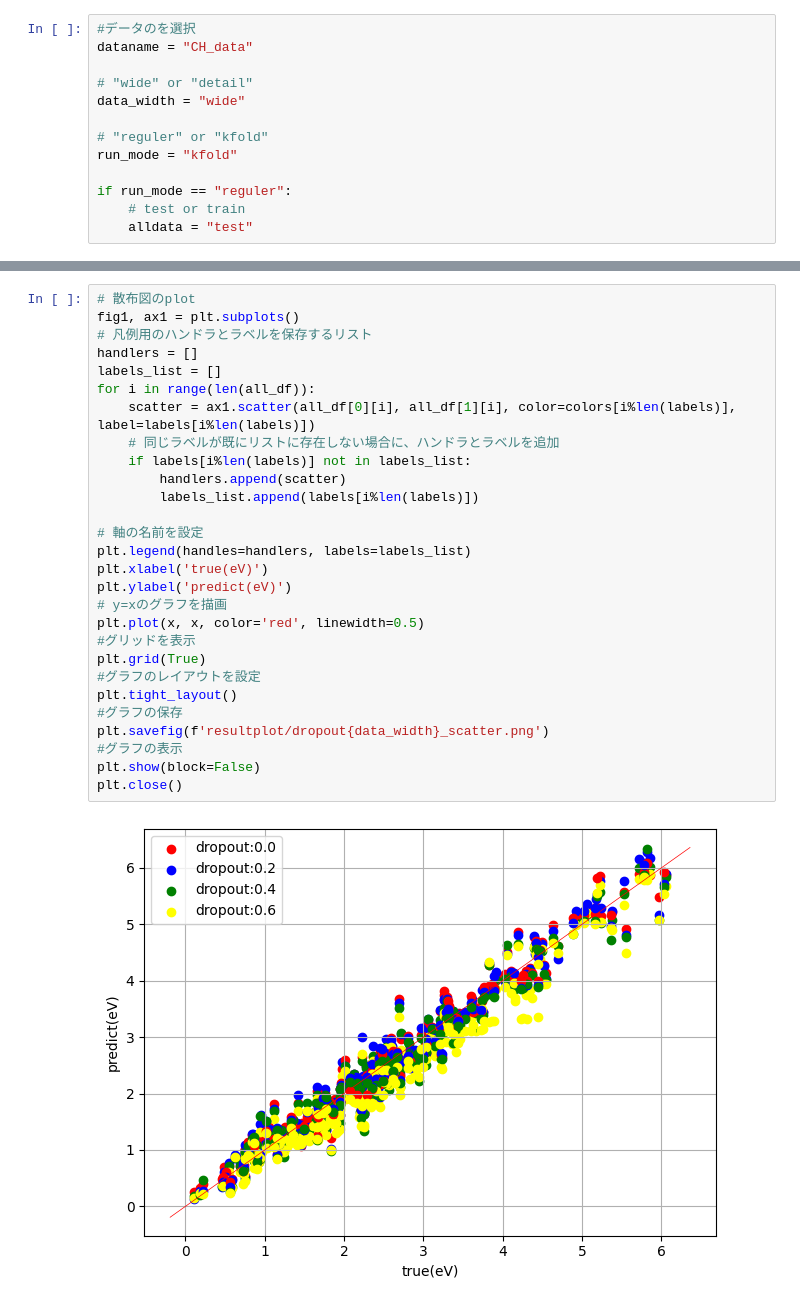
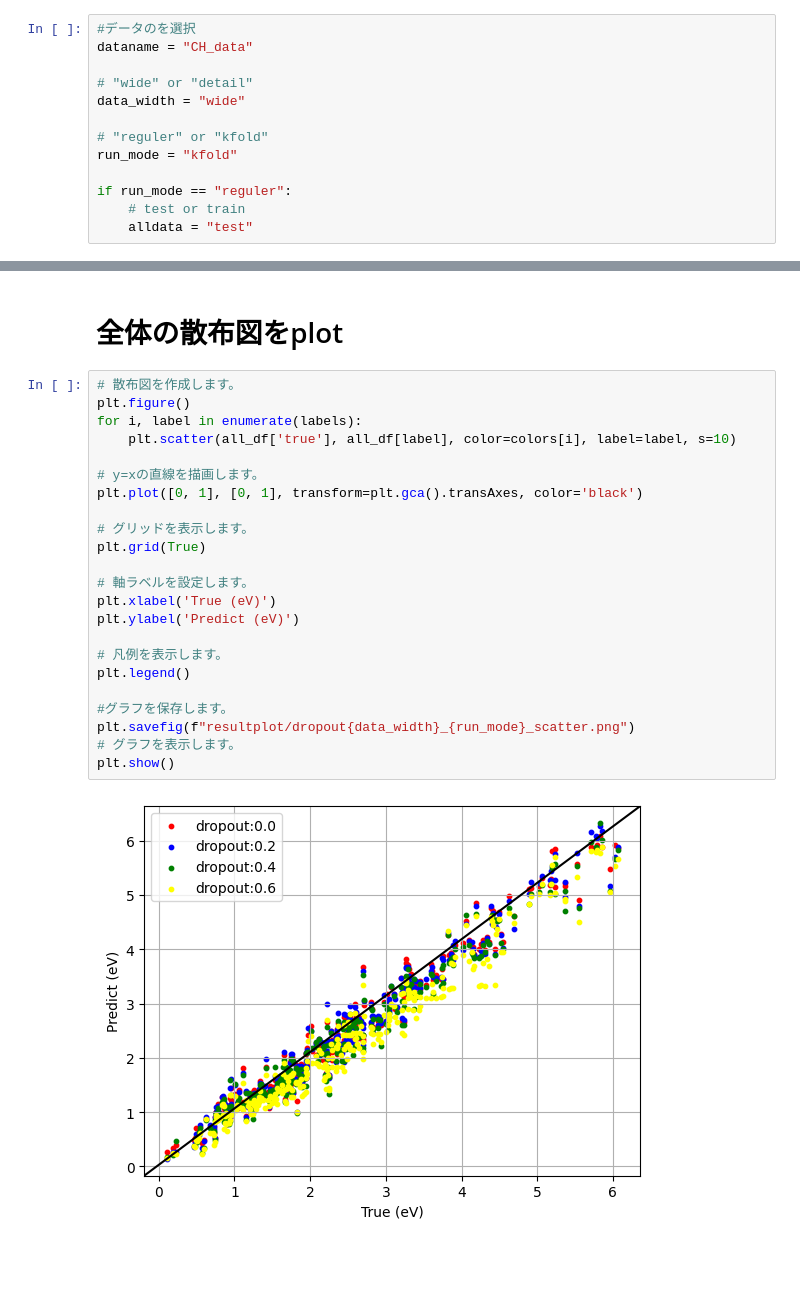
Before and after one commit to nao008/DOSnet_old, a Jupyter notebook: plot_dropout.ipynb, the cells around one changed output, grey strips where cells are left out. Cells and saved outputs as stored; diff of their text form; blank space fills up the shorter version.

```diff
--- a/plot_dropout.ipynb
+++ b/plot_dropout.ipynb
@@ -77,30 +79,27 @@ all_df
-# %%
-# 散布図のplot
-fig1, ax1 = plt.subplots()
-# 凡例用のハンドラとラベルを保存するリスト
-handlers = []
-labels_list = []
-for i in range(len(all_df)):
-    scatter = ax1.scatter(all_df[0][i], all_df[1][i], color=colors[i%len(labels)], label=labels[i%len(labels)])
-    # 同じラベルが既にリストに存在しない場合に、ハンドラとラベルを追加
-    if labels[i%len(labels)] not in labels_list:
-        handlers.append(scatter)
-        labels_list.append(labels[i%len(labels)])
-
-# 軸の名前を設定
-plt.legend(handles=handlers, labels=labels_list)
-plt.xlabel('true(eV)')
-plt.ylabel('predict(eV)')
-# y=xのグラフを描画
-plt.plot(x, x, color='red', linewidth=0.5)
-#グリッドを表示
-plt.grid(True)
-#グラフのレイアウトを設定
-plt.tight_layout()
-#グラフの保存
-plt.savefig(f'resultplot/dropout{data_width}_scatter.png')
-#グラフの表示
-plt.show(block=False)
-plt.close()
-# %% [output]
-[figure, removed]
+# %% [markdown]
+# 全体の散布図をplot
+# %%
+# 散布図を作成します。
+plt.figure()
+for i, label in enumerate(labels):
+    plt.scatter(all_df['true'], all_df[label], color=colors[i], label=label, s=10)
+
+# y=xの直線を描画します。
+plt.plot([0, 1], [0, 1], transform=plt.gca().transAxes, color='black')
+
+# グリッドを表示します。
+plt.grid(True)
+
+# 軸ラベルを設定します。
+plt.xlabel('True (eV)')
+plt.ylabel('Predict (eV)')
+
+# 凡例を表示します。
+plt.legend()
+
+#グラフを保存します。
+plt.savefig(f"resultplot/dropout{data_width}_{run_mode}_scatter.png")
+# グラフを表示します。
+plt.show()
+# %% [output]
+[figure, added]
```
Also changed, not shown: parts of 11 cells of this notebook.
